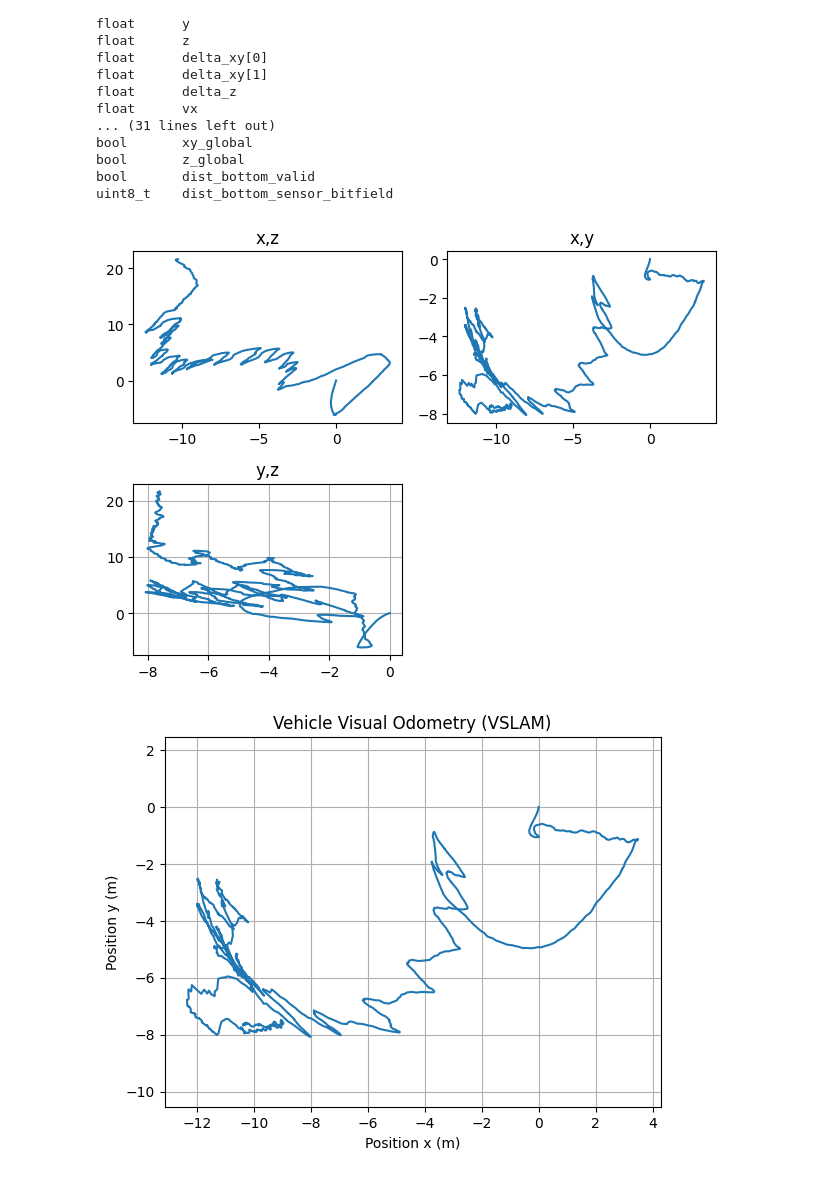
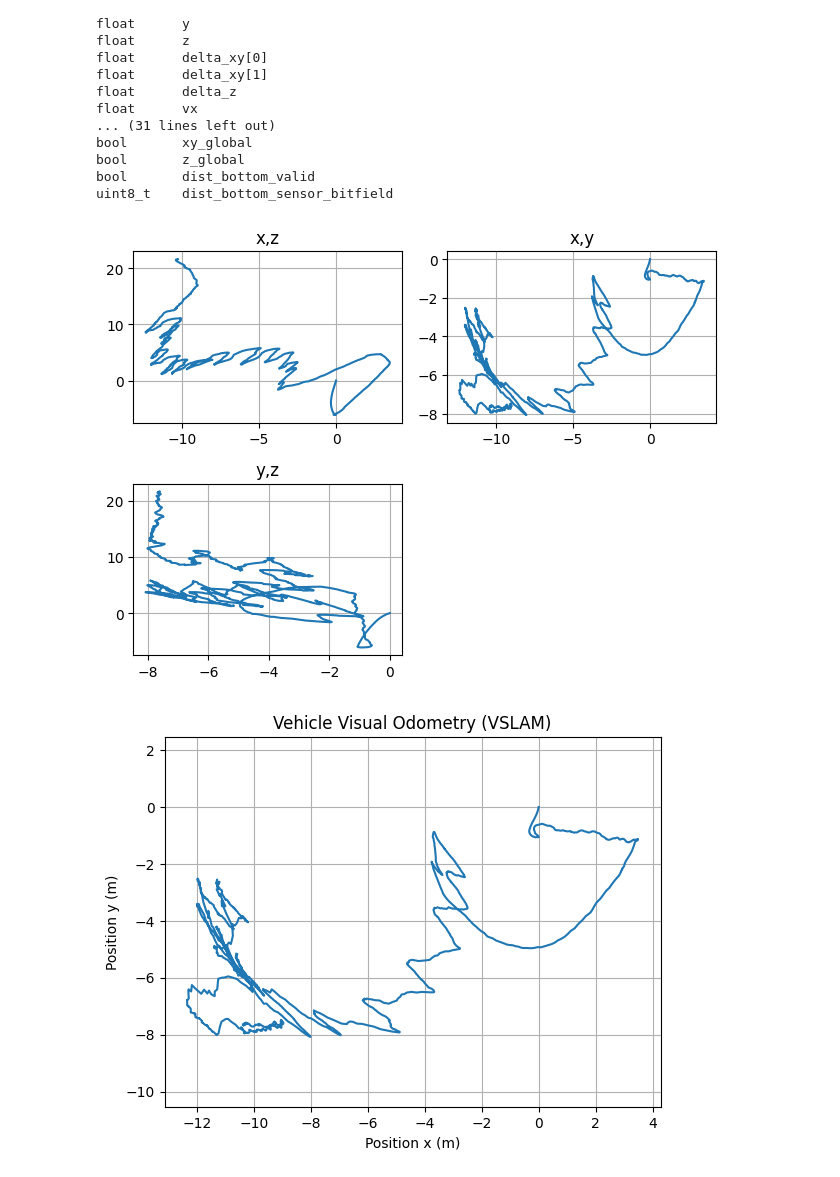
Before and after one commit to netdrones/flight_review, a Jupyter notebook: app/plotting_vslam.ipynb, the cells around one changed output. Cells and saved outputs as stored; diff of their text form; code cells hidden in the pictures.

```diff
--- a/app/plotting_vslam.ipynb
+++ b/app/plotting_vslam.ipynb
@@ -102,33 +102,35 @@ uint8_t    dist_bottom_sensor_bitfield
 # %%
 vehicle_visual_odometry = ulog.get_dataset('vehicle_visual_odometry').data
 vslam_x = vehicle_visual_odometry['x']
 vslam_y = vehicle_visual_odometry['y']
 vslam_z = vehicle_visual_odometry['z']
 
 plot1 = plt.subplot2grid((2, 2), (0, 0), colspan=1)
 plot2 = plt.subplot2grid((2, 2), (0, 1), rowspan=1, colspan=1)
 plot3 = plt.subplot2grid((2, 2), (1, 0), rowspan=1)
 
 x = np.arange(1, 10)
 
-# Plot for square root
+# Plot
 plot2.plot(vslam_x,vslam_y)
 plot2.set_title('x,y')
+plot2.grid()
 
-# Plot for exponent
+# Plot
 plot1.plot(vslam_x,vslam_z)
 plot1.set_title('x,z')
+plot1.grid()
 
-# Plot for Square
+# Plot
 plot3.plot(vslam_y,vslam_z)
 plot3.set_title('y,z')
 plot3.grid()
 
 # Packing all the plots and displaying them
 plt.tight_layout()
 plt.show()
 # %% [output]
-[figure, old version]
+[figure, new version]
 # %%
 vehicle_visual_odometry = ulog.get_dataset('vehicle_visual_odometry').data
 vslam_x = vehicle_visual_odometry['x']
```
